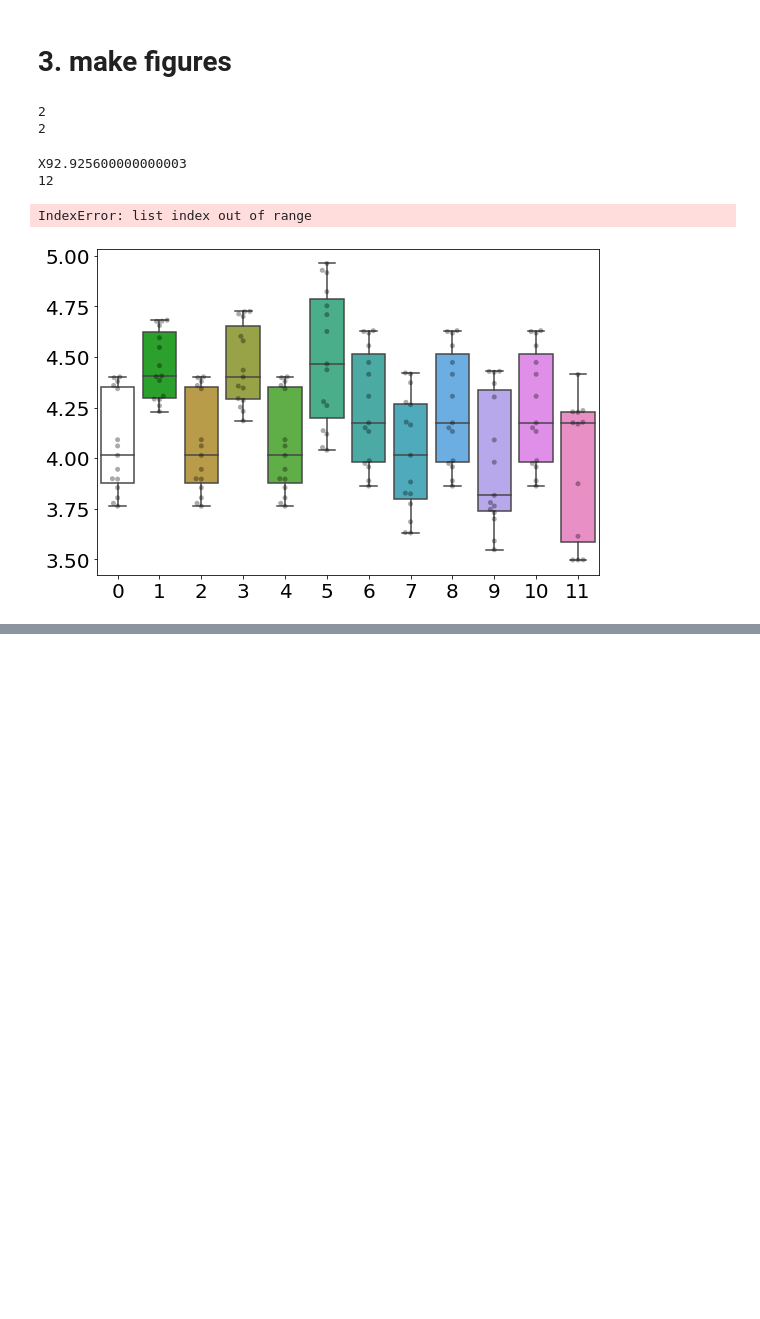
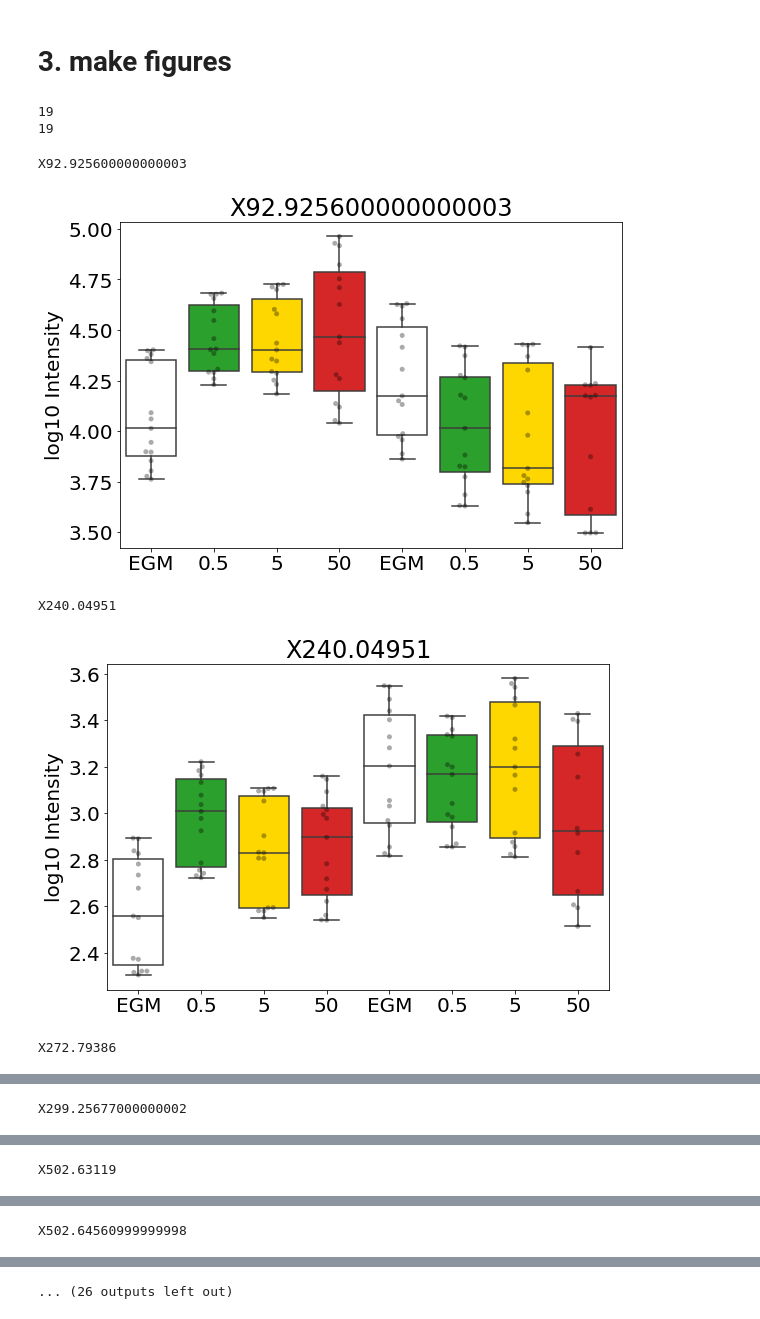
Before and after one commit to adelomana/HUVECs, a Jupyter notebook: Fig.4.untargeted/stable metabolites.ipynb, the cells around one changed output, grey strips where cells are left out. Saved outputs shown, nothing was run; the diff lists cells and outputs as text; code cells hidden in the pictures; blank space fills up the shorter version.

```diff
--- a/Fig.4.untargeted/stable metabolites.ipynb
+++ b/Fig.4.untargeted/stable metabolites.ipynb
@@ -40,6 +40,8 @@ print(len(peak_names))
 # %% [markdown]
 # 2. obtain data in the appropriate form
 # %%
+change_threshold = 3/2
+
 timepoints = [4, 24]
 
 responders = {}
@@ -75,7 +77,7 @@ for timepoint in timepoints:
         fcc = numpy.mean(tc) - numpy.mean(reference)
 
         change = False
-        if numpy.abs(fca) > numpy.log10(2) and numpy.abs(fcb) > numpy.log10(2) and numpy.abs(fcc) > numpy.log10(2):
+        if numpy.abs(fca) > numpy.log10(change_threshold) and numpy.abs(fcb) > numpy.log10(change_threshold) and numpy.abs(fcc) > numpy.log10(change_threshold):
 
             if fca > 0 and fcb > 0 and fcc > 0:
                 change = True
@@ -92,6 +94,9 @@ for timepoint in timepoints:
 #         print(fca, fcb, fcc)
 #         print(change)
 #         print()
+
+
+
 
         # store findings
         if significance == True and change == True:
@@ -176,37 +178,40 @@ for element in responders['24down']:
 print(len(plotting_peaks))
 print(len(list(set(plotting_peaks))))
 # %% [output]
-2
-2
+19
+19
 # %%
 references = [(4, 'EGM'), (24, 'EGM')]
 conditions = ['1.0', '10.0', '100.0']
 
 for plotting_peak in plotting_peaks:
     print(plotting_peak)
     all_boxplot_values = []
 
     for reference in references:
+        denominator_values = df[(df['Time'] == reference[0]) & (df['Treatment'] == reference[1])][plotting_peak].values
+        all_boxplot_values.append(denominator_values)
         for condition in conditions:
-
-            denominator_values = df[(df['Time'] == reference[0]) & (df['Treatment'] == reference[1])][plotting_peak].values
             numerator_values = df[(df['Time'] == reference[0]) & (df['Treatment'] == condition)][plotting_peak].values
-
-            all_boxplot_values.append(denominator_values)
             all_boxplot_values.append(numerator_values)
 
     # generate figure of boxplots
     g = seaborn.boxplot(data=all_boxplot_values)
     h = seaborn.swarmplot(data=all_boxplot_values, color='black', alpha=1/3)
 
-    print(len(g.artists))
-    wcolors = ['white', 'tab:green']
+    wcolors = ['white', 'tab:green', 'gold', 'tab:red', 'white', 'tab:green', 'gold', 'tab:red']
     for i in range(len(g.artists)):
         g.artists[i].set_facecolor(wcolors[i])
 
+
+    matplotlib.pyplot.xticks([0, 1, 2, 3, 4, 5, 6, 7], ['EGM', '0.5', '5', '50', 'EGM', '0.5', '5', '50'])
+    matplotlib.pyplot.ylabel('log10 Intensity')
+    matplotlib.pyplot.title(plotting_peak)
+
     matplotlib.pyplot.show()
 # %% [output]
 X92.925600000000003
-12
+[figure, new version]
-IndexError: list index out of range
+X240.04951
-[figure, old version]
+[figure, added]
+X272.79386
@@ -212,0 +219 @@ IndexError: list index out of range
+X299.25677000000002
@@ -212,0 +221 @@ IndexError: list index out of range
+X502.63119
@@ -212,0 +223 @@ IndexError: list index out of range
+X502.64560999999998
@@ -212,0 +225 @@ IndexError: list index out of range
+... (26 outputs left out)
```
Also changed, not shown: parts of 10 cells of this notebook.
